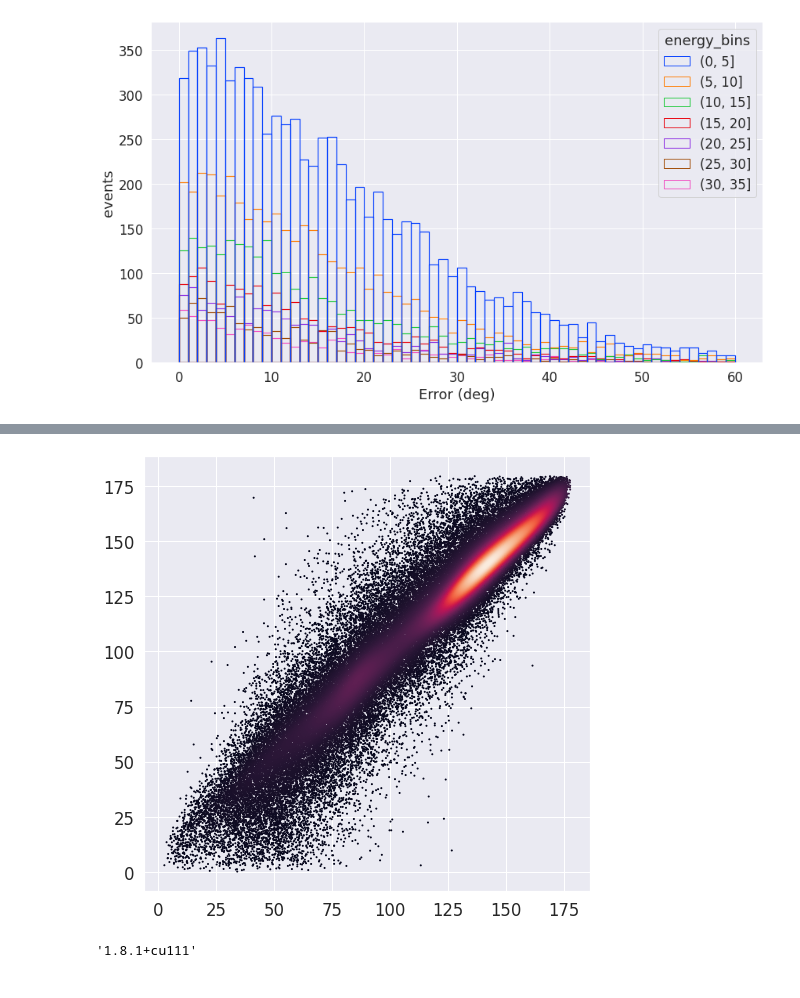
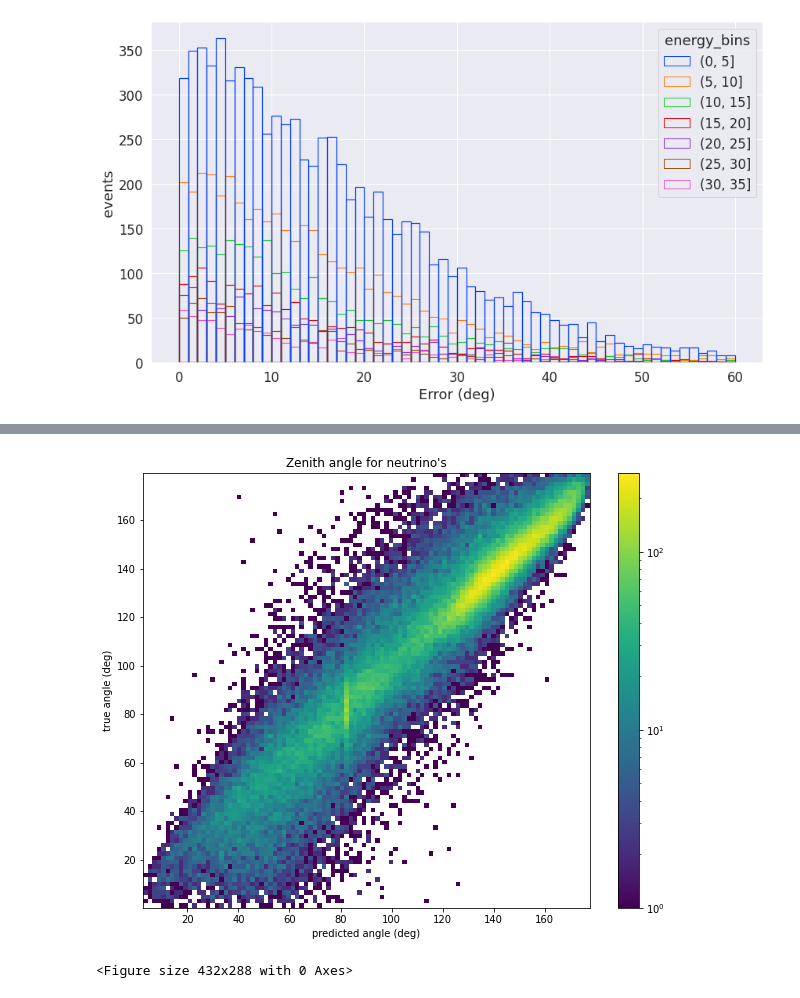
Before and after one commit to LaurensSchinkelshoek/PCQI, a Jupyter notebook: angle_prediction.ipynb, the cells around one changed output, grey strips where cells are left out. Saved outputs shown, nothing was run; the diff lists cells and outputs as text; code cells hidden in the pictures.

```diff
--- a/angle_prediction.ipynb
+++ b/angle_prediction.ipynb
@@ -522,13 +514,0 @@ sns.scatterplot(
-# %%
-# Calculate the point density Neutrinos
-sns.set(rc={"figure.figsize":(8, 8)},font_scale=1.5)
-x=df.loc[df.particles!='muon'].pred_angle.values
-y=df.loc[df.particles!='muon'].true_angle.values
-xy = np.vstack([x,y])
-z = gaussian_kde(xy)(xy)
-idx = z.argsort()
-x, y, z = x[idx], y[idx], z[idx]
-fig, ax = plt.subplots()
-ax.scatter(x, y, c=z, s=1)
-plt.
-plt.show()
@@ -537,11 +515,16 @@ plt.show()
-# %%
-fig, ax = plt.subplots()
-ax.scatter(x, y, c=z, s=1)
-fig.savefig("angle_error.pdf")
-plt.show()
-# %% [output]
-[figure, removed]
-# %%
-torch.__version__
-# %% [output]
-'1.8.1+cu111'
+# %%
+
+x=df.pred_angle.values
+y=df.true_angle.values
+fig = plt.figure(figsize=(10,8))
+_,_,_,axs=plt.hist2d(x,y,100,norm=LogNorm(),cmap='viridis')
+plt.colorbar()
+plt.title("Zenith angle for neutrino's")
+plt.xlabel('predicted angle (deg)')
+plt.ylabel('true angle (deg)')
+plt.show()
+plt.savefig('angle_error_neutrinos.pdf')
+plt.savefig('angle_error_neutrinos.png')
+# %% [output]
+[figure, added]
+<Figure size 432x288 with 0 Axes>
```
Also changed, not shown: parts of 10 cells of this notebook, 3 other files.
